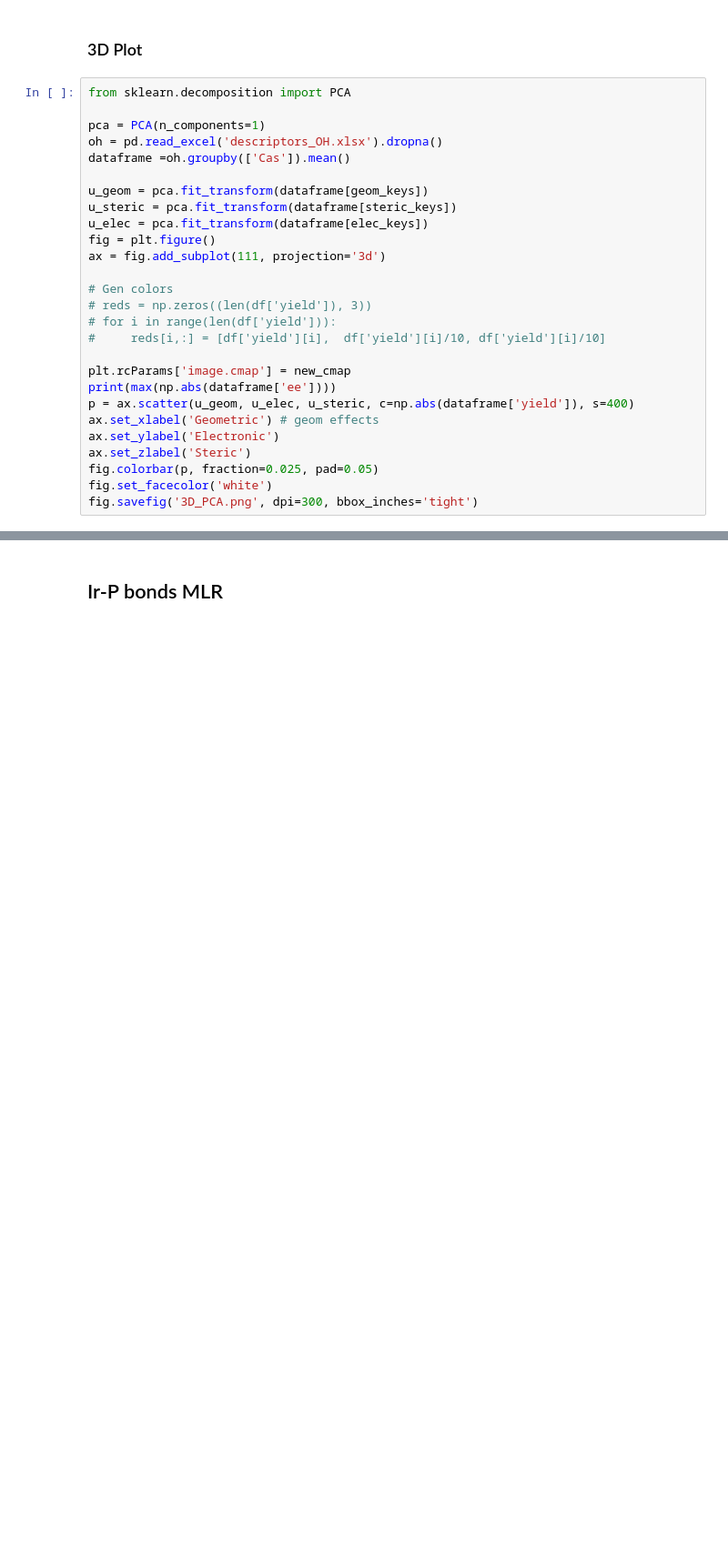
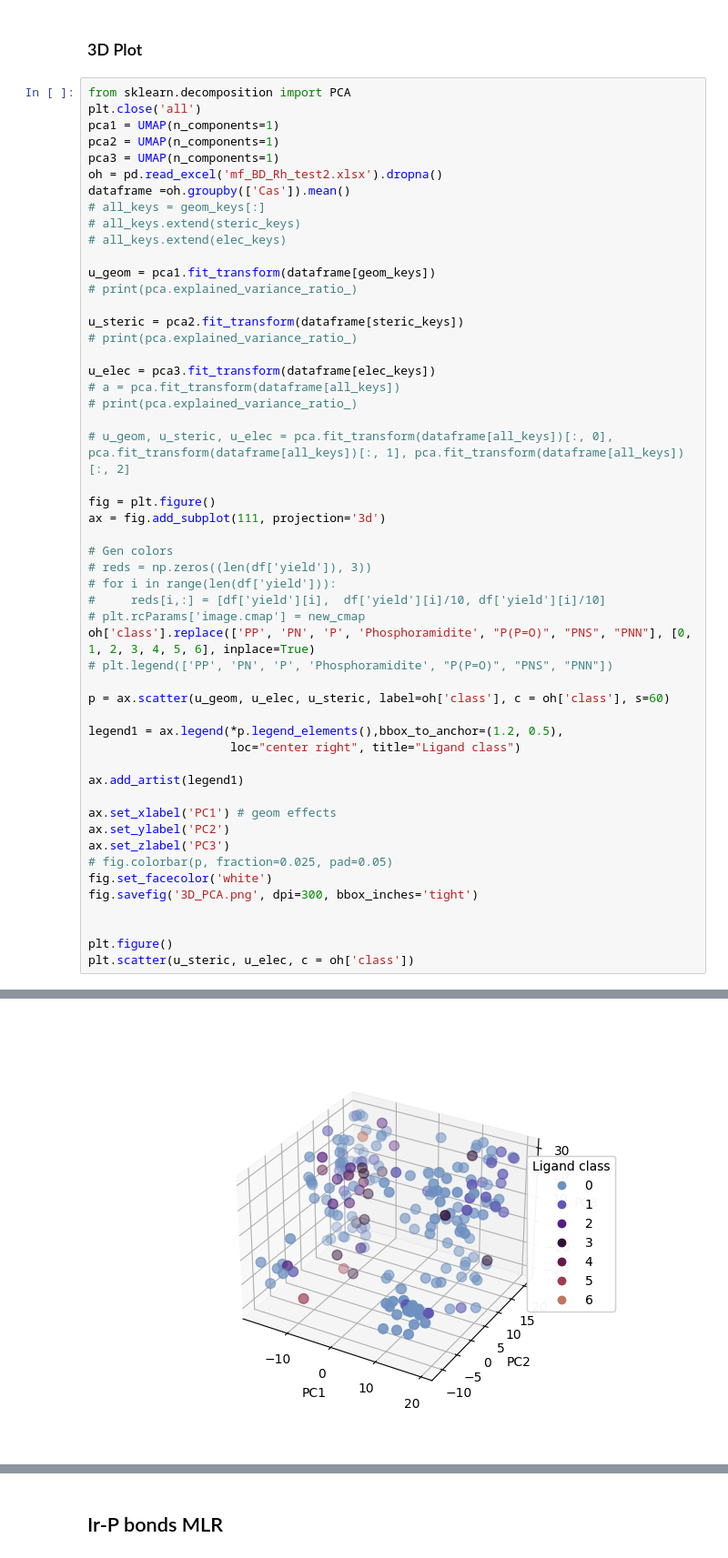
Before and after one commit to niketagrawal/obelix, a Jupyter notebook: open-bidentate-explorer/tools/data/statistical_analysis.ipynb, the cells around one changed output, grey strips where cells are left out. Shown at 91% size. Cells and saved outputs as stored; diff of their text form; blank space fills up the shorter version.

```diff
--- a/open-bidentate-explorer/tools/data/statistical_analysis.ipynb
+++ b/open-bidentate-explorer/tools/data/statistical_analysis.ipynb
@@ -394,14 +455,28 @@ print(list(np.abs(np.array(y_test) - np.array(regr.predict(X_test)))/np.array(y_
 ### 3D Plot
 # %%
 from sklearn.decomposition import PCA
+plt.close('all')
+pca1 = UMAP(n_components=1)
+pca2 = UMAP(n_components=1)
+pca3 = UMAP(n_components=1)
+oh = pd.read_excel('mf_BD_Rh_test2.xlsx').dropna()
+dataframe =oh.groupby(['Cas']).mean()
+# all_keys = geom_keys[:]
+# all_keys.extend(steric_keys)
+# all_keys.extend(elec_keys)
 
-pca = PCA(n_components=1)
-oh = pd.read_excel('descriptors_OH.xlsx').dropna()
-dataframe =oh.groupby(['Cas']).mean()
+u_geom = pca1.fit_transform(dataframe[geom_keys])
+# print(pca.explained_variance_ratio_)
 
-u_geom = pca.fit_transform(dataframe[geom_keys])
-u_steric = pca.fit_transform(dataframe[steric_keys])
-u_elec = pca.fit_transform(dataframe[elec_keys])
+u_steric = pca2.fit_transform(dataframe[steric_keys])
+# print(pca.explained_variance_ratio_)
+
+u_elec = pca3.fit_transform(dataframe[elec_keys])
+# a = pca.fit_transform(dataframe[all_keys])
+# print(pca.explained_variance_ratio_)
+
+# u_geom, u_steric, u_elec = pca.fit_transform(dataframe[all_keys])[:, 0], pca.fit_transform(dataframe[all_keys])[:, 1], pca.fit_transform(dataframe[all_keys])[:, 2]
+
 fig = plt.figure()
 ax = fig.add_subplot(111, projection='3d')
 
@@ -409,13 +484,25 @@ ax = fig.add_subplot(111, projection='3d')
 # reds = np.zeros((len(df['yield']), 3))
 # for i in range(len(df['yield'])):
 #     reds[i,:] = [df['yield'][i],  df['yield'][i]/10, df['yield'][i]/10]
+# plt.rcParams['image.cmap'] = new_cmap
+oh['class'].replace(['PP', 'PN', 'P', 'Phosphoramidite', "P(P=O)", "PNS", "PNN"], [0, 1, 2, 3, 4, 5, 6], inplace=True)
+# plt.legend(['PP', 'PN', 'P', 'Phosphoramidite', "P(P=O)", "PNS", "PNN"])
 
-plt.rcParams['image.cmap'] = new_cmap
-print(max(np.abs(dataframe['ee'])))
-p = ax.scatter(u_geom, u_elec, u_steric, c=np.abs(dataframe['yield']), s=400)
-ax.set_xlabel('Geometric') # geom effects
-ax.set_ylabel('Electronic')
-ax.set_zlabel('Steric')
-fig.colorbar(p, fraction=0.025, pad=0.05)
+p = ax.scatter(u_geom, u_elec, u_steric, label=oh['class'], c = oh['class'], s=60)
+
+legend1 = ax.legend(*p.legend_elements(),bbox_to_anchor=(1.2, 0.5),
+                    loc="center right", title="Ligand class")
+
+ax.add_artist(legend1)
+
+ax.set_xlabel('PC1') # geom effects
+ax.set_ylabel('PC2')
+ax.set_zlabel('PC3')
+# fig.colorbar(p, fraction=0.025, pad=0.05)
 fig.set_facecolor('white')
 fig.savefig('3D_PCA.png', dpi=300, bbox_inches='tight')
+
+
+plt.figure()
+plt.scatter(u_steric, u_elec, c = oh['class'])
+# %% [output]
@@ -421,0 +510 @@ fig.savefig('3D_PCA.png', dpi=300, bbox_inches='tight')
+[figure, added]
```
Also changed, not shown: parts of 22 cells of this notebook.
